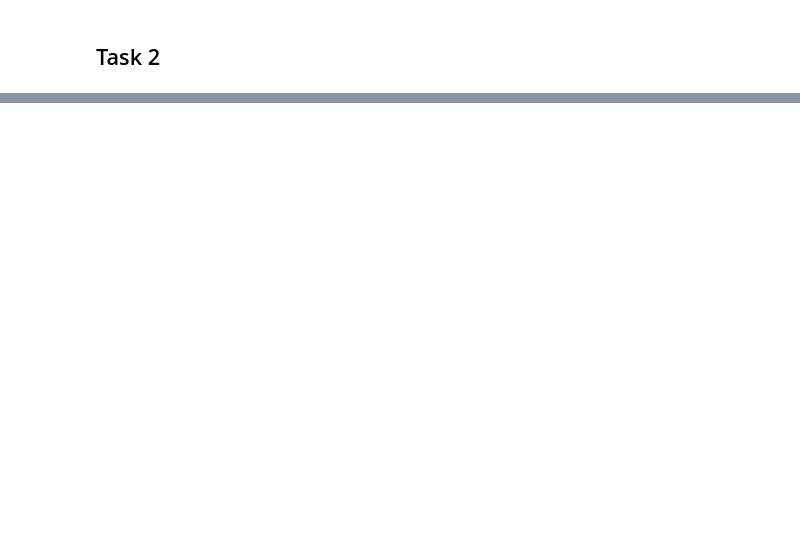
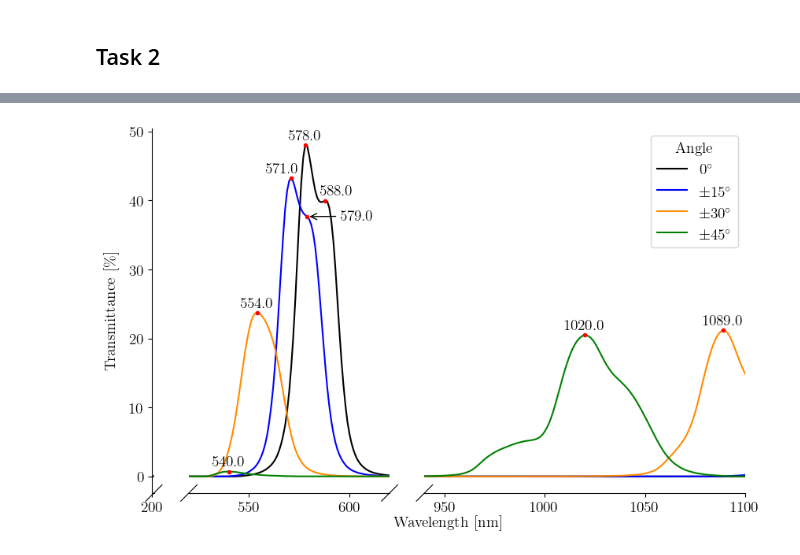
Before and after one commit to jamalghaith/advancedlabs, a Jupyter notebook: Colour Centers/Analysis.ipynb, the cells around one changed output, grey strips where cells are left out. Saved outputs shown, nothing was run; the diff lists cells and outputs as text; code cells hidden in the pictures; blank space fills up the shorter version.

```diff
--- a/Colour Centers/Analysis.ipynb
+++ b/Colour Centers/Analysis.ipynb
@@ -234,0 +388,74 @@ else:
+# %%
+import numpy as np
+import matplotlib.pyplot as plt
+import os
+from brokenaxes import brokenaxes
+from scipy.signal import find_peaks
+
+# Initialize the list of data for files with interference in the file
+data_interference = []
+
+# Loop through the data
+for file_name, file_data in data:
+    # Check if the file name contains interference
+    if 'interference' in file_name:
+        # Append the file data to the data_interference list
+        data_interference.append((file_name, file_data))
+
+# Plot the data for files with interference in the file name
+fig = plt.figure(figsize=set_size(469*1.5))
+bax = brokenaxes(xlims=((200, 201), (520, 620), (940, 1100)), hspace=0)
+
+style_map = { 'interference_0': {'linestyle': '-', 'color': 'black'},
+              'interference_15': {'linestyle': '-', 'color': 'blue'},
+              'interference_30': {'linestyle': '-', 'color': 'darkorange'},
+              'interference_45': {'linestyle': '-', 'color': 'green'}}
+
+# Dictionary for annotation positions
+annotation_positions = {
+    'interference_0': {
+        0: {'xytext': (10, 5)},
+        1: {'xytext': (0, 5)},
+    },
+    'interference_15': {
+        0: {'xytext': (-8, 5)},
+    }
+}
+
+for file_name, file_data in data_interference:
+    # Strip the file extension
+    base_name = os.path.splitext(file_name)[0]
+    x = [row[0] for row in file_data]
+    y = [row[1] for row in file_data]
+
+    if 'interference_0' in file_name:
+        label = base_name.split('_')[1] + r'$^{\circ}$'
+    else:
+        label = r'$\pm$' + base_name.split('_')[1] + r'$^{\circ}$'
+
+    bax.plot(x, y, label=label, linestyle=style_map.get(base_name, {'linestyle': '-', 'color': 'black'})['linestyle'], color=style_map.get(base_name, {'linestyle': '-', 'color': 'black'})['color'])
+
+    # Find peaks
+    peaks, _ = find_peaks(y, prominence=0.1)
+
+    # Annotate peaks
+    for i, peak in enumerate(peaks):
+        xytext = annotation_positions.get(base_name, {}).get(i, {'xytext': (0, 5)})['xytext']
+        bax.annotate(f'{x[peak]:.1f}', (x[peak], y[peak]), textcoords="offset points", xytext=xytext, ha='center')
+        bax.plot(x[peak], y[peak], '.', color='red')
+
+    # Manually add peak label at x=579nm for interference_15
+    if 'interference_15' in file_name:
+        index_579 = np.argmin(np.abs(np.array(x) - 579))
+        xytext = annotation_positions.get('interference_15', {}).get(index_579, {'xytext': (30, -3)})['xytext']
+        bax.annotate('579.0', (x[index_579], y[index_579]), textcoords="offset points", xytext=xytext, ha='left',
+                     arrowprops=dict(facecolor='black', arrowstyle='->'))
+        bax.plot(x[index_579], y[index_579], '.', color='red')
+
+bax.set_xlabel('Wavelength [nm]', labelpad=20)
+bax.set_ylabel(r'Transmittance [$\%$]')
+bax.legend(title='Angle', loc='upper right')
+
+plt.show()
+# %% [output]
+[figure, added]
```
Also changed, not shown: parts of 2 cells of this notebook, 16 other files.
